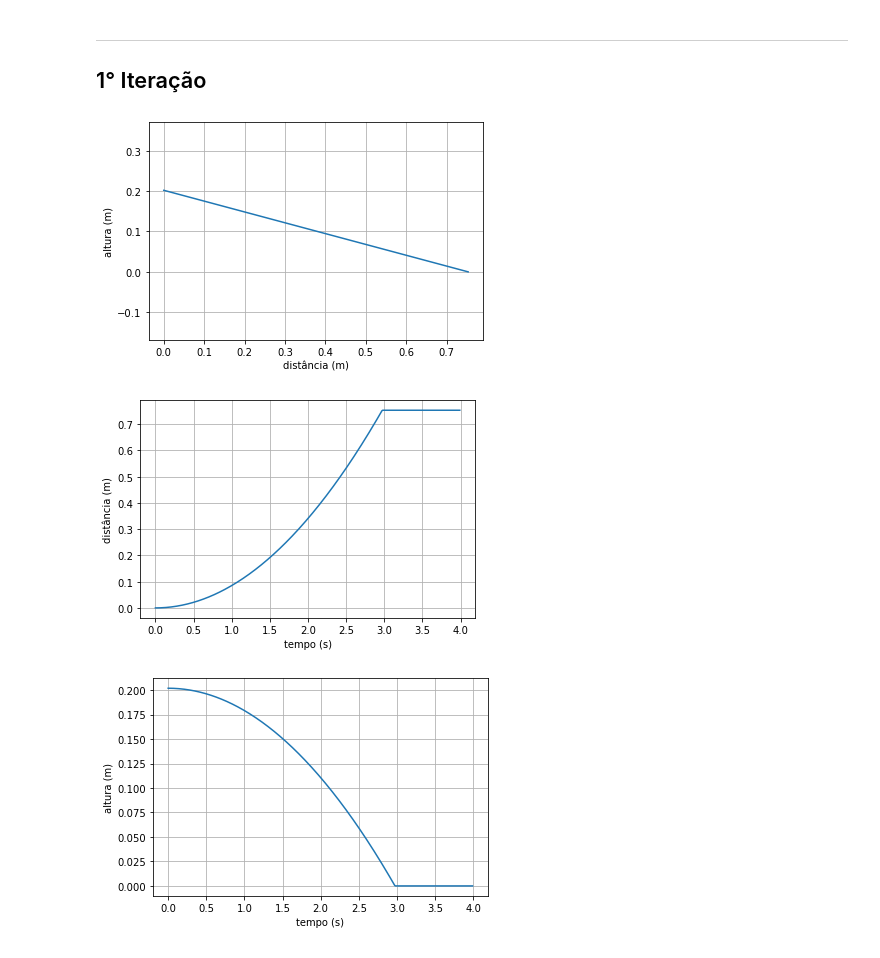
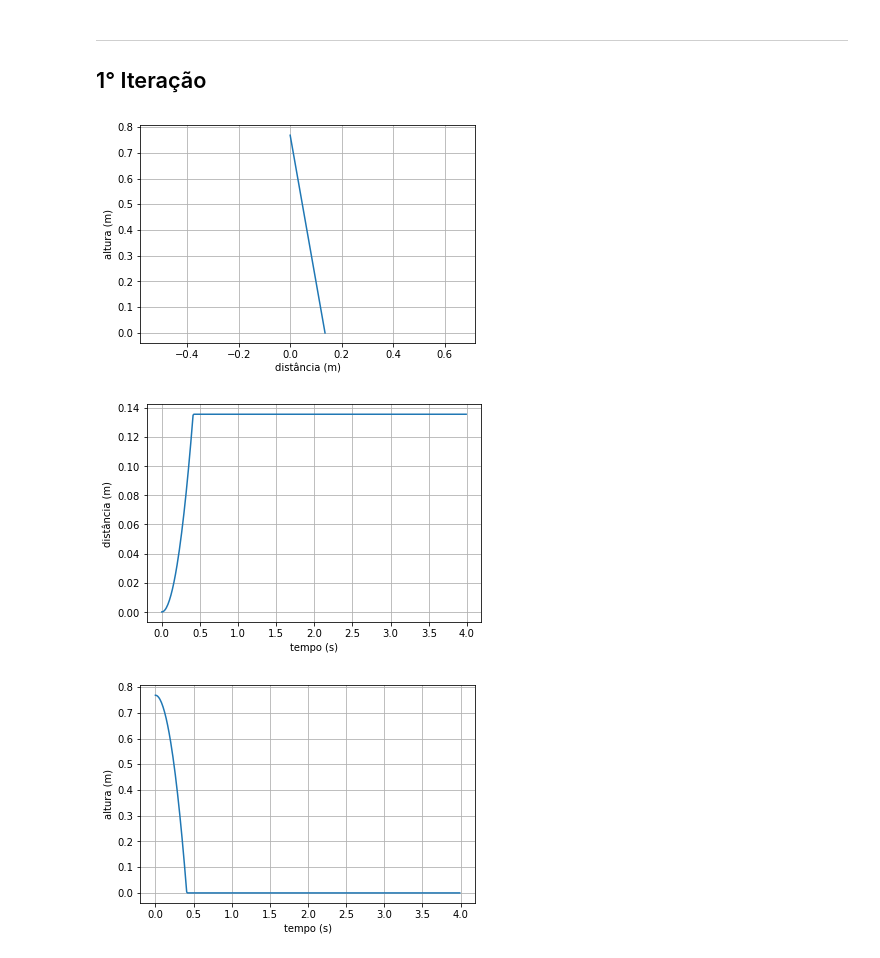
Before and after one commit to pedroivoal/Modsim-P3, a Jupyter notebook: Implementação/modelo.ipynb, the cells around one changed output. Cells and saved outputs as stored; diff of their text form; code cells hidden in the pictures.

```diff
--- a/Implementação/modelo.ipynb
+++ b/Implementação/modelo.ipynb
@@ -76,41 +76,41 @@ def modelo1 (X, t, angle):
 t_lista = np.arange(0, 4, 0.01)
 
 # Condições iniciais
-angle = 15
+angle = 80
 x0 = [0, 0.78*sin(radians(angle)), 0, 0]
 
 # Resolução numérica
 x = odeint(modelo1, x0, t_lista, args = (angle,))
 listx = x[:,0]
 listy = x[:,1]
 
 # Plota gráfico somente para apresentação
 plt.plot(listx, listy)
 plt.axis('equal')
 plt.title('')
 plt.xlabel('distância (m)')
 plt.ylabel('altura (m)')
 plt.grid(True)
 plt.show()
 print()
 
 plt.plot(t_lista, listx)
 plt.title('')
 plt.xlabel('tempo (s)')
 plt.ylabel('distância (m)')
 plt.grid(True)
 plt.show()
 
 plt.plot(t_lista, listy)
 plt.title('')
 plt.xlabel('tempo (s)')
 plt.ylabel('altura (m)')
 plt.grid(True)
 plt.show()
 # %% [output]
-[figure, old version]
+[figure, new version]
-[figure, old version]
+[figure, new version]
-[figure, old version]
+[figure, new version]
 # %%
 def modelo2 (X, t, angle):
 
```
Also changed, not shown: parts of 1 cell of this notebook.
